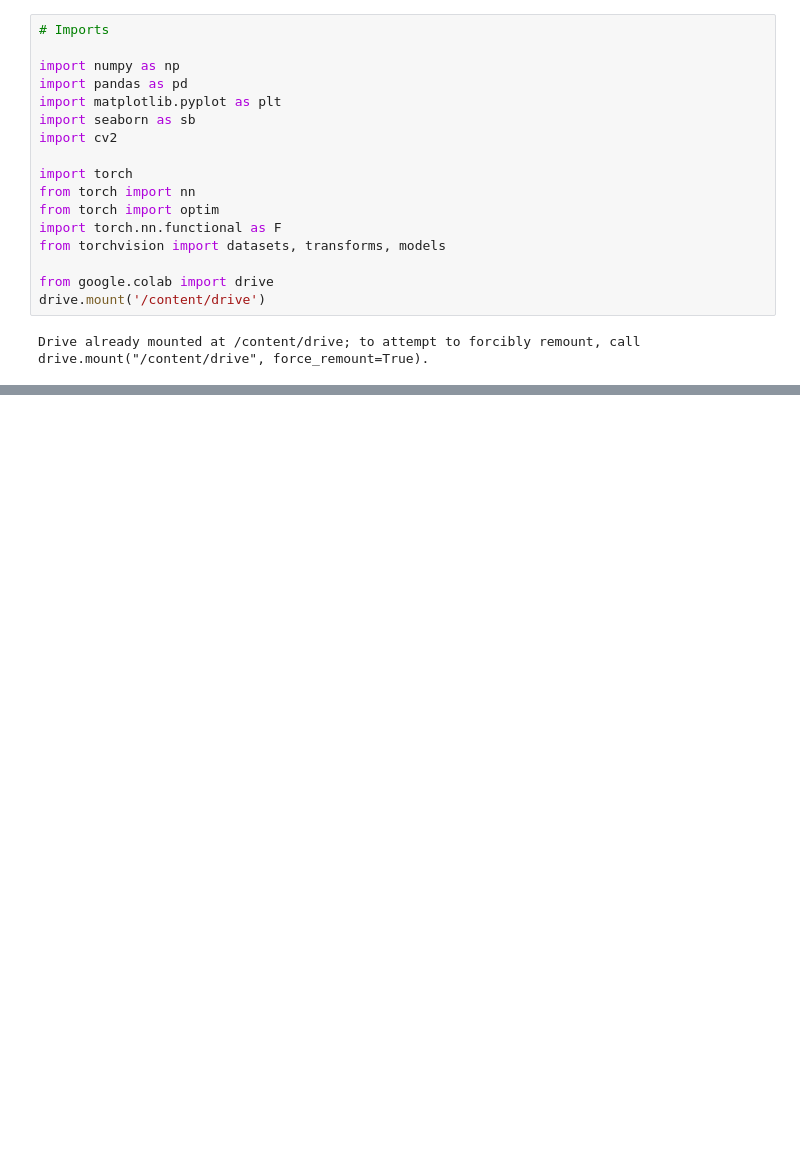
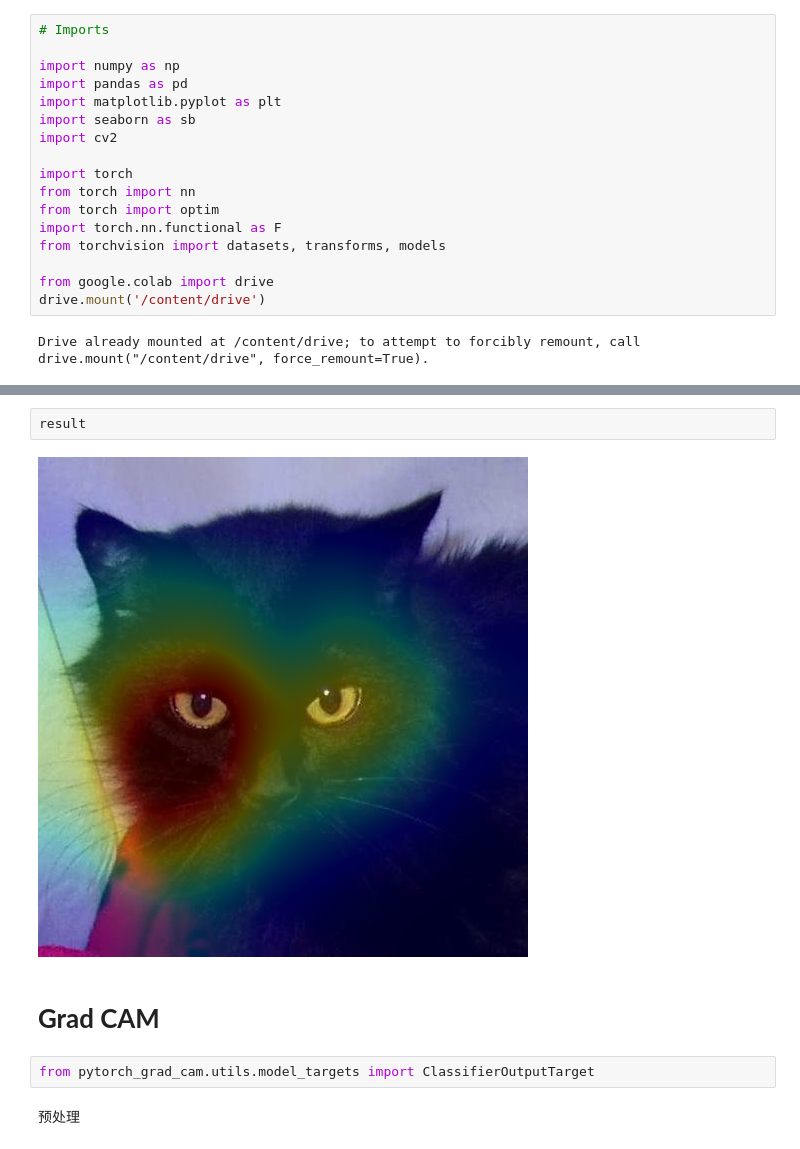
Before and after one commit to szhong16/classifier_exercise, a Jupyter notebook: Classifier.ipynb, the cells around one changed output, grey strips where cells are left out. Saved outputs shown, nothing was run; the diff lists cells and outputs as text; blank space fills up the shorter version.

Commit message:
New vision of classifier(contains Grad-CAM)

```diff
--- a/Classifier.ipynb
+++ b/Classifier.ipynb
@@ -63,0 +342,10 @@ FileNotFoundError: ignored
+# %%
+result
+# %% [output]
+[figure, added]
+# %% [markdown]
+# **Grad CAM**
+# %%
+from pytorch_grad_cam.utils.model_targets import ClassifierOutputTarget
+# %% [markdown]
+预处理
```
Also changed, not shown: parts of 62 cells of this notebook.
